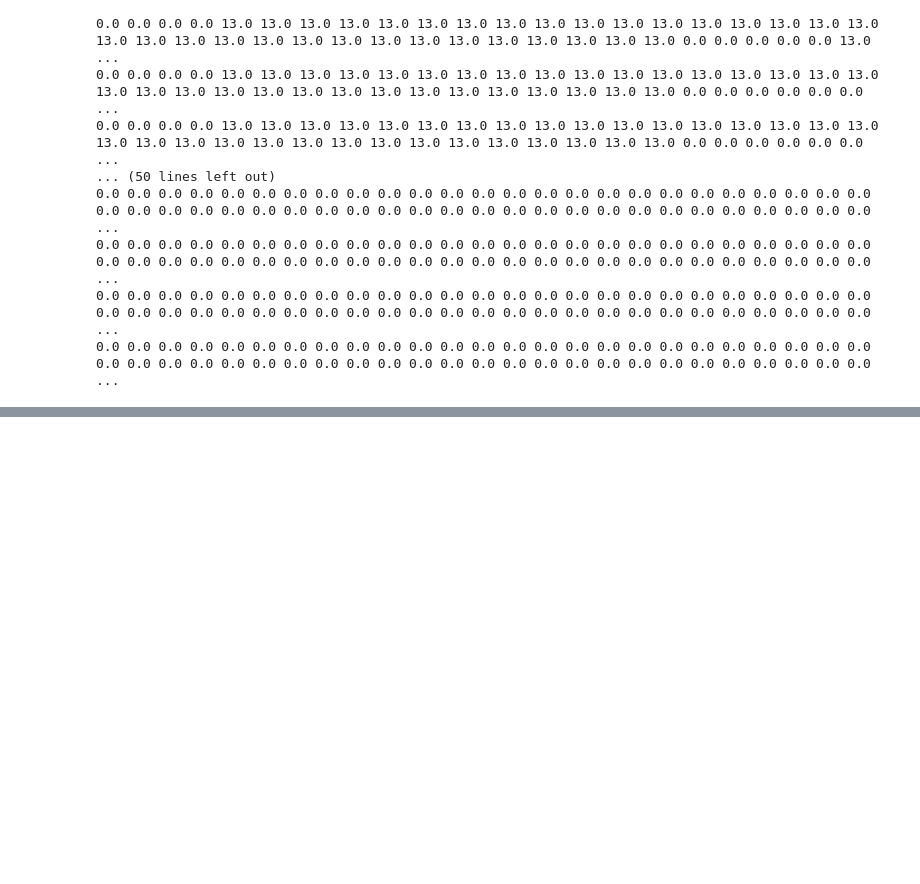
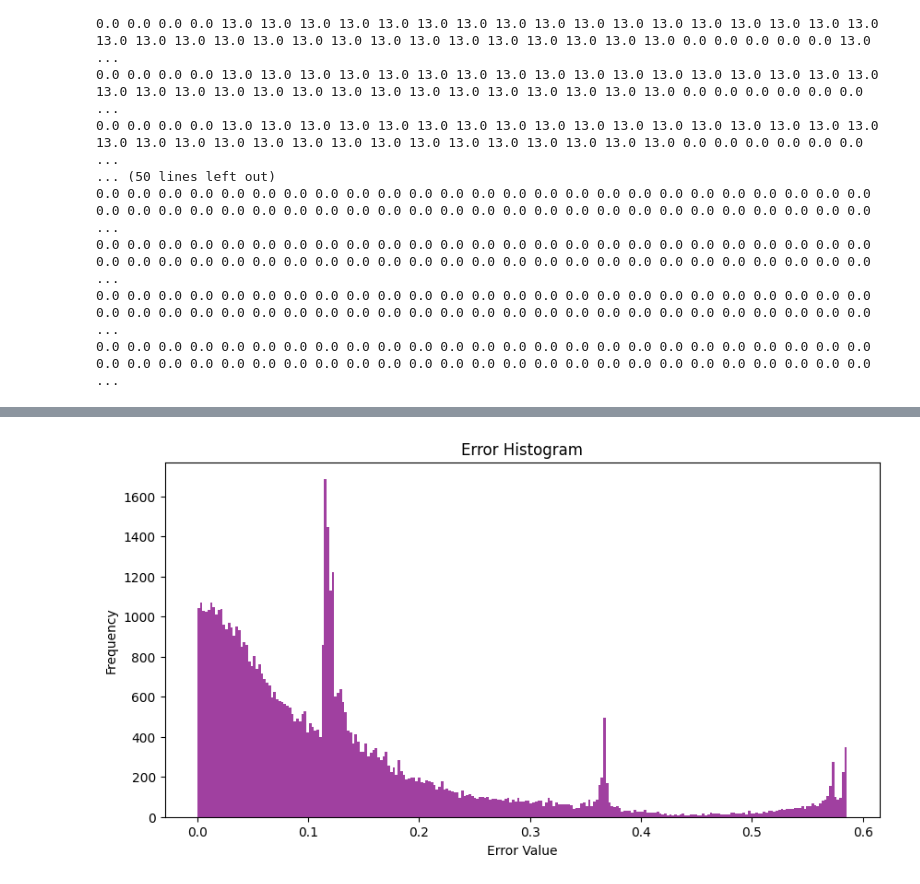
Before and after one commit to voodooed/RangeNet, a Jupyter notebook: Preprocessing/numpy_image.ipynb, the cells around one changed output, grey strips where cells are left out. Drawn from its saved outputs; the diff is of its cells as text; code cells hidden in the pictures; blank space fills up the shorter version.

```diff
--- a/Preprocessing/numpy_image.ipynb
+++ b/Preprocessing/numpy_image.ipynb
@@ -346,0 +414,30 @@ Data:
+# %%
+def plot_error_histogram(image_path1, image_path2):
+    # Load the images
+    image1 = np.load(image_path1)
+    image2 = np.load(image_path2)
+
+    # Calculate the difference between the images
+    error_image = abs(image1 - image2)
+
+    # Flatten the error image to a 1D array
+    error_values = error_image.flatten()
+
+    # Create a figure and axis for plotting the error histogram
+    plt.figure(figsize=(10, 5))
+
+    # Plot the histogram of the error values
+    plt.hist(error_values, bins=256, alpha=0.75, color='purple')
+
+    # Add title and labels
+    plt.title('Error Histogram')
+    plt.xlabel('Error Value')
+    plt.ylabel('Frequency')
+
+    # Show the plot
+    plt.show()
+
+# Plot the error histogram
+plot_error_histogram(image_path1, image_path2)
+# %% [output]
+[figure, added]
```
Also changed, not shown: parts of 5 cells of this notebook.
